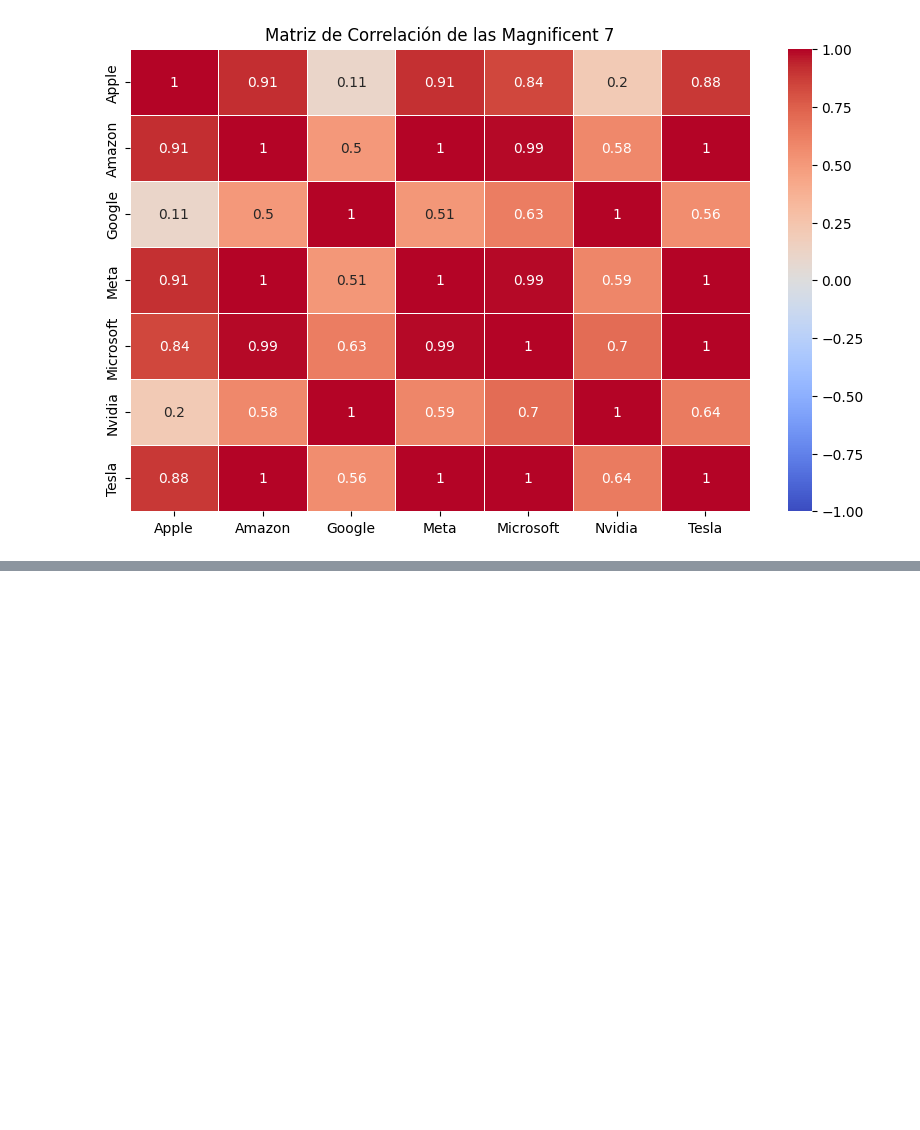
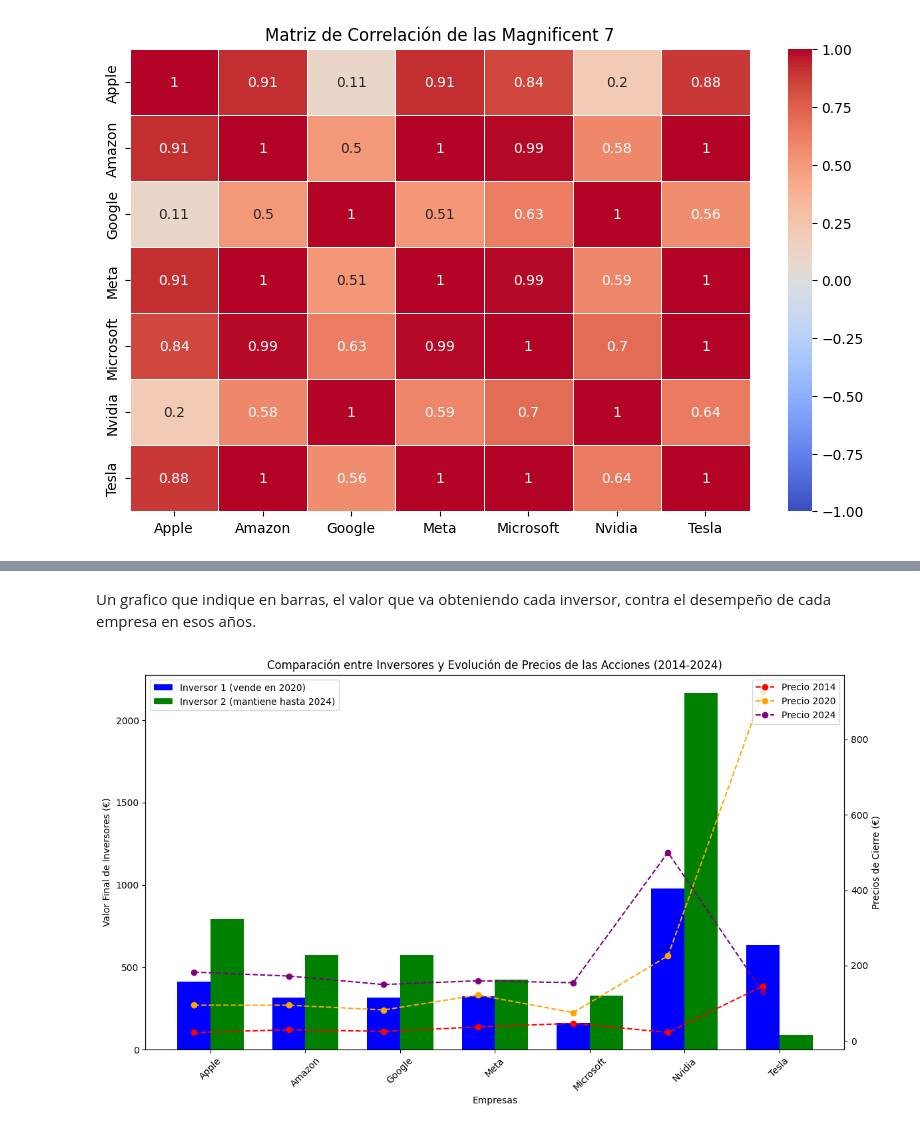
Before and after one commit to SergioChalela/Project_2, a Jupyter notebook: Magnificent_seven.ipynb, the cells around one changed output, grey strips where cells are left out. Saved outputs shown, nothing was run; the diff lists cells and outputs as text; code cells hidden in the pictures; blank space fills up the shorter version.

```diff
--- a/Magnificent_seven.ipynb
+++ b/Magnificent_seven.ipynb
@@ -779,0 +872,48 @@ plt.show()
+# %% [markdown]
+Un grafico que indique en barras, el valor que va obteniendo cada inversor, contra el desempeño de cada empresa en esos años.
+# %%
+import matplotlib.pyplot as plt
+import numpy as np
+
+# Configurar el tamaño del gráfico
+fig, ax1 = plt.subplots(figsize=(12, 7))
+
+# Datos
+empresas = comparison_updated.index
+valores_inversor_1 = comparison_updated['Valor Inversor 1 (vende en 2020)']
+valores_inversor_2 = comparison_updated['Valor Inversor 2 (mantiene hasta 2024)']
+
+# Configurar el gráfico de barras (Inversores)
+bar_width = 0.35
+index = np.arange(len(empresas))
+
+# Gráfico de barras para Inversor 1 y 2
+ax1.bar(index, valores_inversor_1, bar_width, label='Inversor 1 (vende en 2020)', color='b')
+ax1.bar(index + bar_width, valores_inversor_2, bar_width, label='Inversor 2 (mantiene hasta 2024)', color='g')
+
+# Configurar el eje Y para los precios de las acciones
+ax2 = ax1.twinx()
+
+# Graficar la evolución de los precios de 2014, 2020 y 2024
+ax2.plot(index, prices_2014, marker='o', color='r', label='Precio 2014', linestyle='--')
+ax2.plot(index, prices_2020, marker='o', color='orange', label='Precio 2020', linestyle='--')
+ax2.plot(index, prices_2024, marker='o', color='purple', label='Precio 2024', linestyle='--')
+
+# Etiquetas y títulos
+ax1.set_xlabel('Empresas')
+ax1.set_ylabel('Valor Final de Inversores (€)')
+ax2.set_ylabel('Precios de Cierre (€)')
+
+plt.title('Comparación entre Inversores y Evolución de Precios de las Acciones (2014-2024)')
+ax1.set_xticks(index + bar_width / 2)
+ax1.set_xticklabels(empresas, rotation=45)
+
+# Añadir leyendas
+ax1.legend(loc='upper left')
+ax2.legend(loc='upper right')
+
+# Mostrar el gráfico
+plt.tight_layout()
+plt.show()
+# %% [output]
+[figure, added]
```
Also changed, not shown: parts of 13 cells of this notebook, 2 other files.
